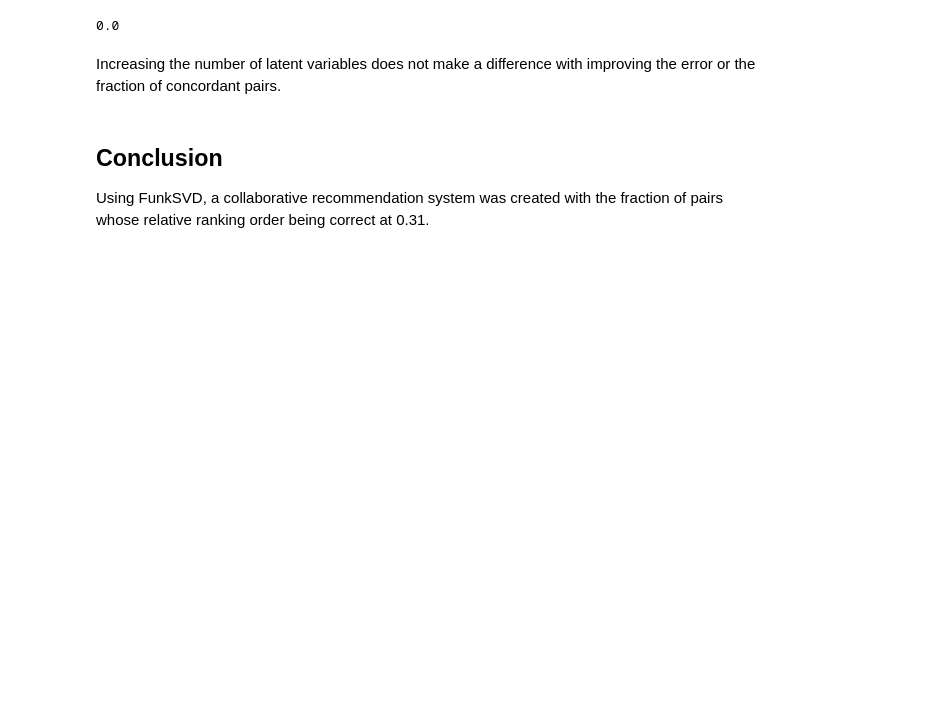
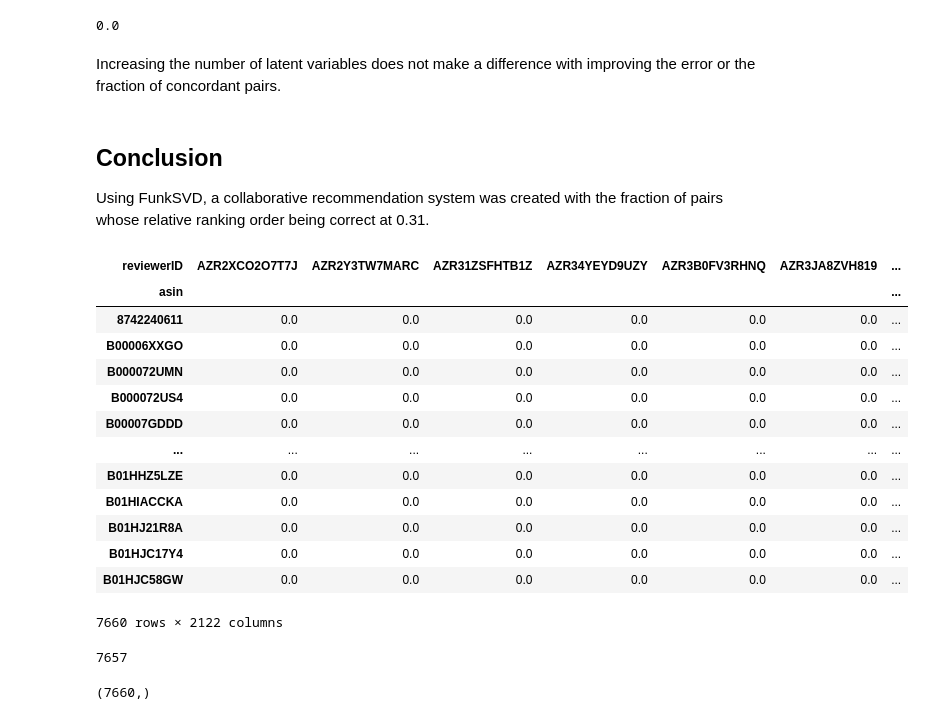
Before and after one commit to mkelsayed/ClothingRecommendationSystem, a Jupyter notebook: colab_rec.ipynb, the cells around one changed output. Drawn from its saved outputs; the diff is of its cells as text; code cells hidden in the pictures; blank space fills up the shorter version.

```diff
--- a/colab_rec.ipynb
+++ b/colab_rec.ipynb
@@ -345,0 +358,20 @@ Using FunkSVD, a collaborative recommendation system was created with the fracti
+# %%
+reviews_df_simple_new = reviews_df_simple.tail(10000)
+# %%
+ratings_matrix = reviews_df_simple_new.pivot_table(values='overall', index='reviewerID', columns='asin', fill_value=0).T
+ratings_matrix
+# %% [output]
+| reviewerID | AZR2XCO2O7T7J | AZR2Y3TW7MARC | AZR31ZSFHTB1Z | AZR34YEYD9UZY | AZR3B0FV3RHNQ | AZR3JA8ZVH819 | ... |
+| asin |  |  |  |  |  |  | ... |
+| 8742240611 | 0.0 | 0.0 | 0.0 | 0.0 | 0.0 | 0.0 | ... |
+| B00006XXGO | 0.0 | 0.0 | 0.0 | 0.0 | 0.0 | 0.0 | ... |
+| B000072UMN | 0.0 | 0.0 | 0.0 | 0.0 | 0.0 | 0.0 | ... |
+| B000072US4 | 0.0 | 0.0 | 0.0 | 0.0 | 0.0 | 0.0 | ... |
+| B00007GDDD | 0.0 | 0.0 | 0.0 | 0.0 | 0.0 | 0.0 | ... |
+| ... | ... | ... | ... | ... | ... | ... | ... |
+| B01HHZ5LZE | 0.0 | 0.0 | 0.0 | 0.0 | 0.0 | 0.0 | ... |
+| B01HIACCKA | 0.0 | 0.0 | 0.0 | 0.0 | 0.0 | 0.0 | ... |
+| B01HJ21R8A | 0.0 | 0.0 | 0.0 | 0.0 | 0.0 | 0.0 | ... |
+| B01HJC17Y4 | 0.0 | 0.0 | 0.0 | 0.0 | 0.0 | 0.0 | ... |
+| B01HJC58GW | 0.0 | 0.0 | 0.0 | 0.0 | 0.0 | 0.0 | ... |
+7660 rows × 2122 columns
@@ -345,0 +384,13 @@ Using FunkSVD, a collaborative recommendation system was created with the fracti
+# %%
+i = 'B01HJ21R8A'
+
+product_names = list(ratings_matrix.index)
+product_ID = product_names.index(i)
+product_ID
+# %% [output]
+7657
+# %%
+correlation_product_ID = correlation_matrix[product_ID]
+correlation_product_ID.shape
+# %% [output]
+(7660,)
```
Also changed, not shown: parts of 9 cells of this notebook, 4 other files.
